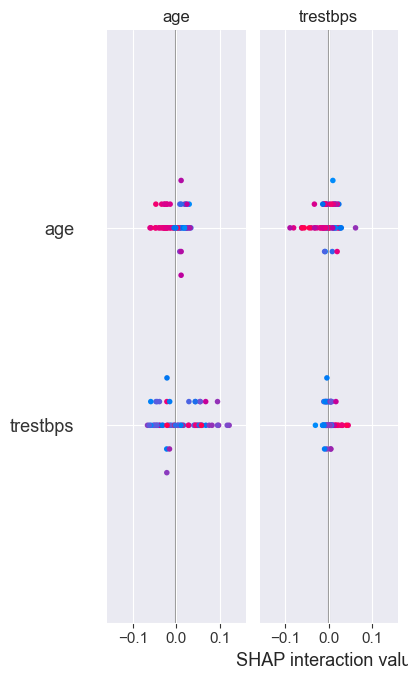
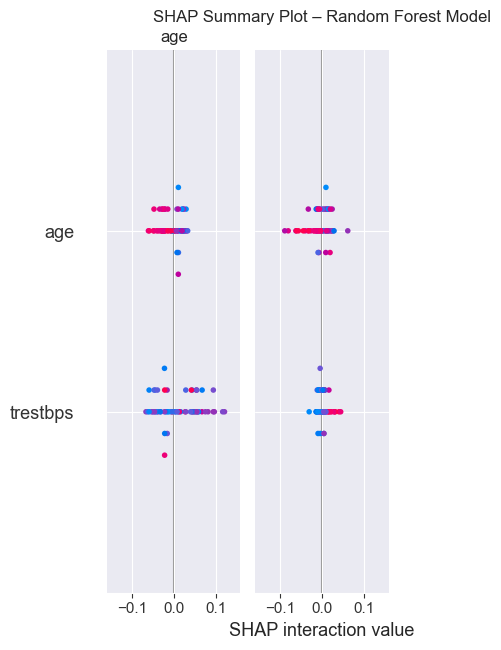
The notebook cell's code change between the first figure and the second:
--- before
+++ after
@@ -14,4 +14,10 @@
     features=X_test_rf,
     feature_names=feat_rf,
-    show=True
+    show=False
 )
+
+plt.title("SHAP Summary Plot – Random Forest Model", pad=20)
+
+plt.subplots_adjust(left=0.35)  # povećaj ako treba (0.30–0.40)
+plt.tight_layout()
+plt.show()

Commit: Dodati tekstualni opisi